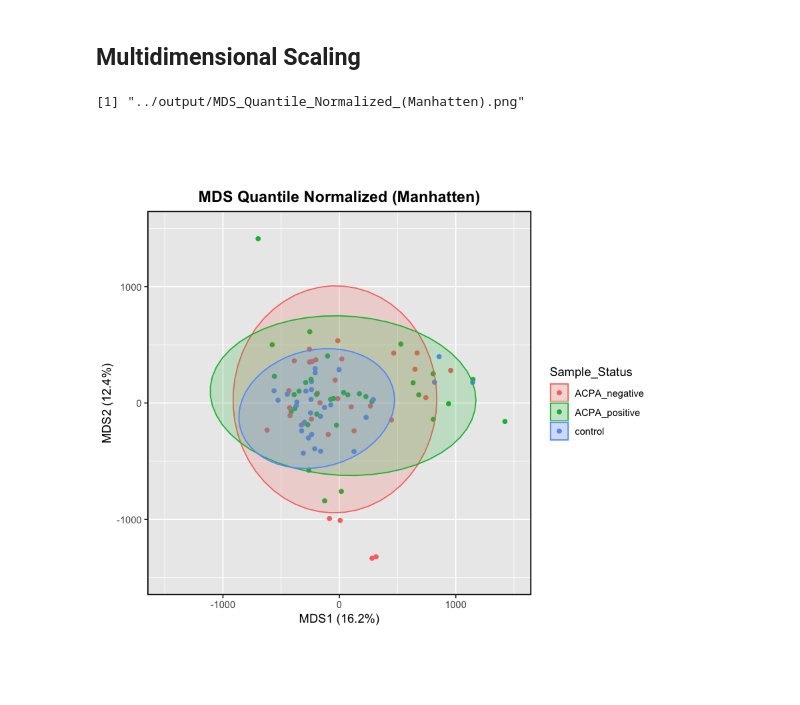
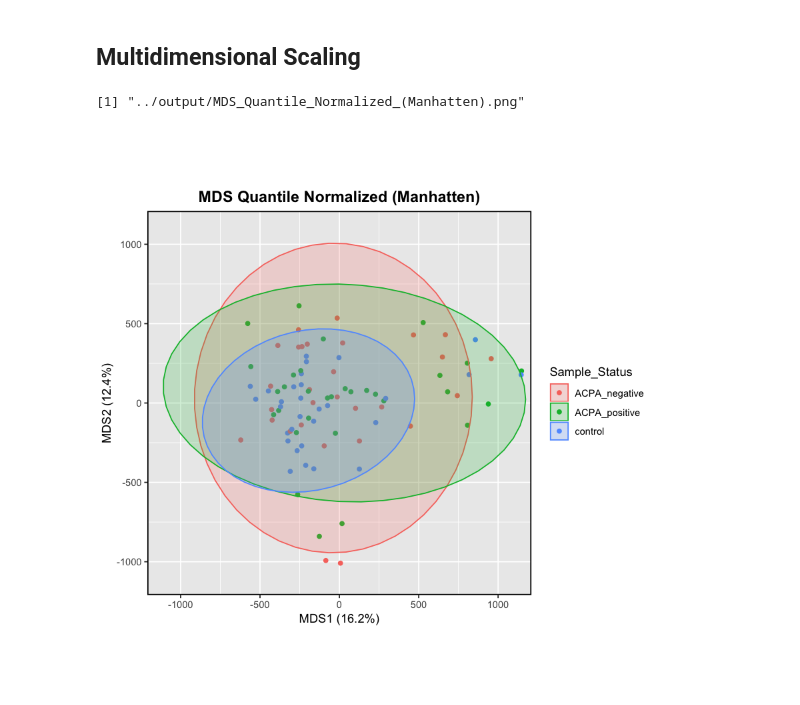
Before and after one commit to danielchang2002/Auto-antibody-Profiling-in-RA, a Jupyter notebook: src/DataVisualization.ipynb, the cells around one changed output. Drawn from its saved outputs; the diff is of its cells as text; code cells hidden in the pictures.

```diff
--- a/src/DataVisualization.ipynb
+++ b/src/DataVisualization.ipynb
@@ -164,9 +164,9 @@ plot_mds = function(X, y, metric, title, xlim = NULL, ylim = NULL) {
     return(g)
 }
 # %%
-plot_mds(X_quantile, y, "manhattan", "MDS Quantile Normalized (Manhatten)", xlim = c(-1500, 1500),
-        ylim = c(-1500, 1500))
+plot_mds(X_quantile, y, "manhattan", "MDS Quantile Normalized (Manhatten)", xlim = c(-1100, 1100),
+        ylim = c(-1100, 1100))
 # %% [output]
 [1] "../output/MDS_Quantile_Normalized_(Manhatten).png"
-[figure, old version]
+[figure, new version]
 # %%
```
Also changed, not shown: parts of 6 cells of this notebook, 6 other files.
